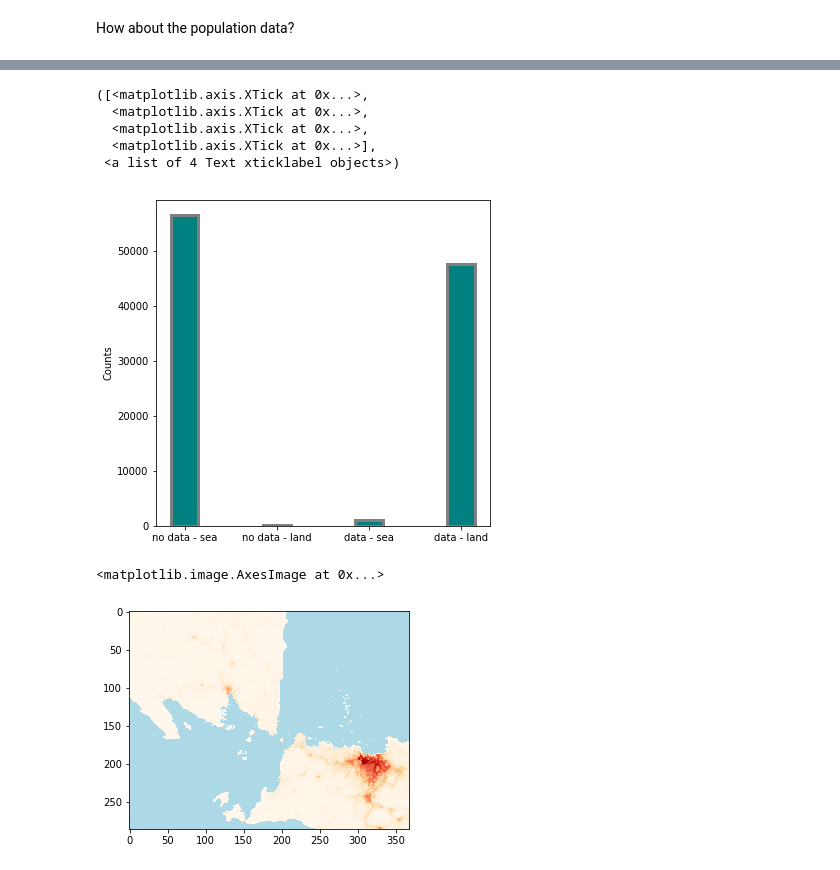
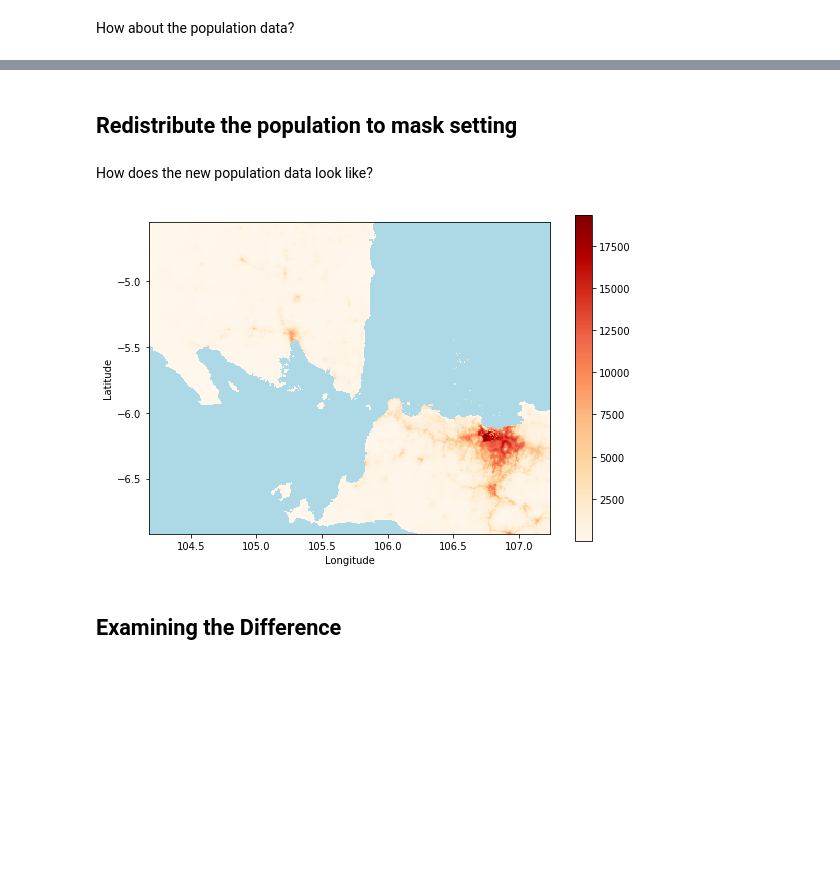
Before and after one commit to geohackweek/ghw2018_popfill, a Jupyter notebook: visualization.ipynb, the cells around one changed output, grey strips where cells are left out. Drawn from its saved outputs; the diff is of its cells as text; code cells hidden in the pictures; blank space fills up the shorter version.

```diff
--- a/visualization.ipynb
+++ b/visualization.ipynb
@@ -103,23 +142,24 @@ unique, counts = np.unique(class_re, return_counts=True)
 # %%
-# bar plot to show the counts of different pixel interactions
+unique, counts = np.unique(class_re, return_counts=True)
+
+# bar plot to show the counts of different pixel pairs
 plt.figure(figsize=(6,6))
 
 plt.ylabel('Counts')
-plt.bar(np.arange(4),counts,.3,align='center',color='teal',edgecolor='grey',linewidth=3)
-plt.xticks(np.arange(4), ('no data - sea','no data - land','data - sea','data - land'))
+plt.bar(np.arange(4),counts,.3,align='center',color='turquoise',edgecolor='silver',linewidth=3)
+plt.xticks(np.arange(4), ('no data - sea','no data - land','data - sea','data - land'));
-# %% [output]
-([<matplotlib.axis.XTick at 0x...>,
-  <matplotlib.axis.XTick at 0x...>,
-  <matplotlib.axis.XTick at 0x...>,
-  <matplotlib.axis.XTick at 0x...>],
- <a list of 4 Text xticklabel objects>)
-[figure, removed]
+# %% [markdown]
+## Redistribute the population to mask setting
 # %%
 filler = popfill.kernel.Basic(mask.data, population.data)
 filled_pop = filler.fill()
-# %%
-plt.imshow(new_pop,interpolation='none',cmap=pop_color)
-# %% [output]
-<matplotlib.image.AxesImage at 0x...>
-[figure, removed]
+# %% [markdown]
+How does the new population data look like?
+# %%
+plt_data = np.ma.masked_where(filled_pop == np.nan, filled_pop)
+plot_pop(x,y,plt_data)
+# %% [output]
+[figure, added]
+# %% [markdown]
+## Examining the Difference
 # %%
```
Also changed, not shown: parts of 30 cells of this notebook.
